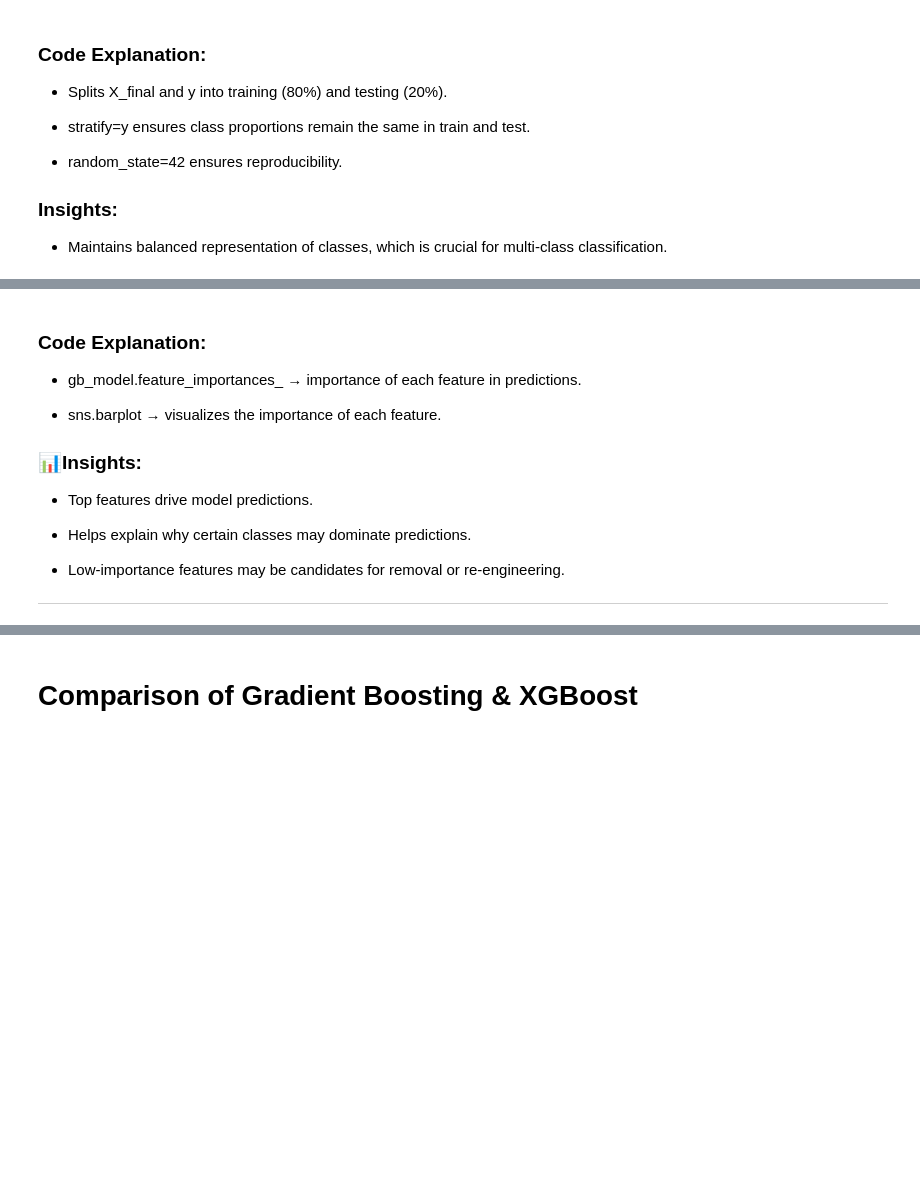
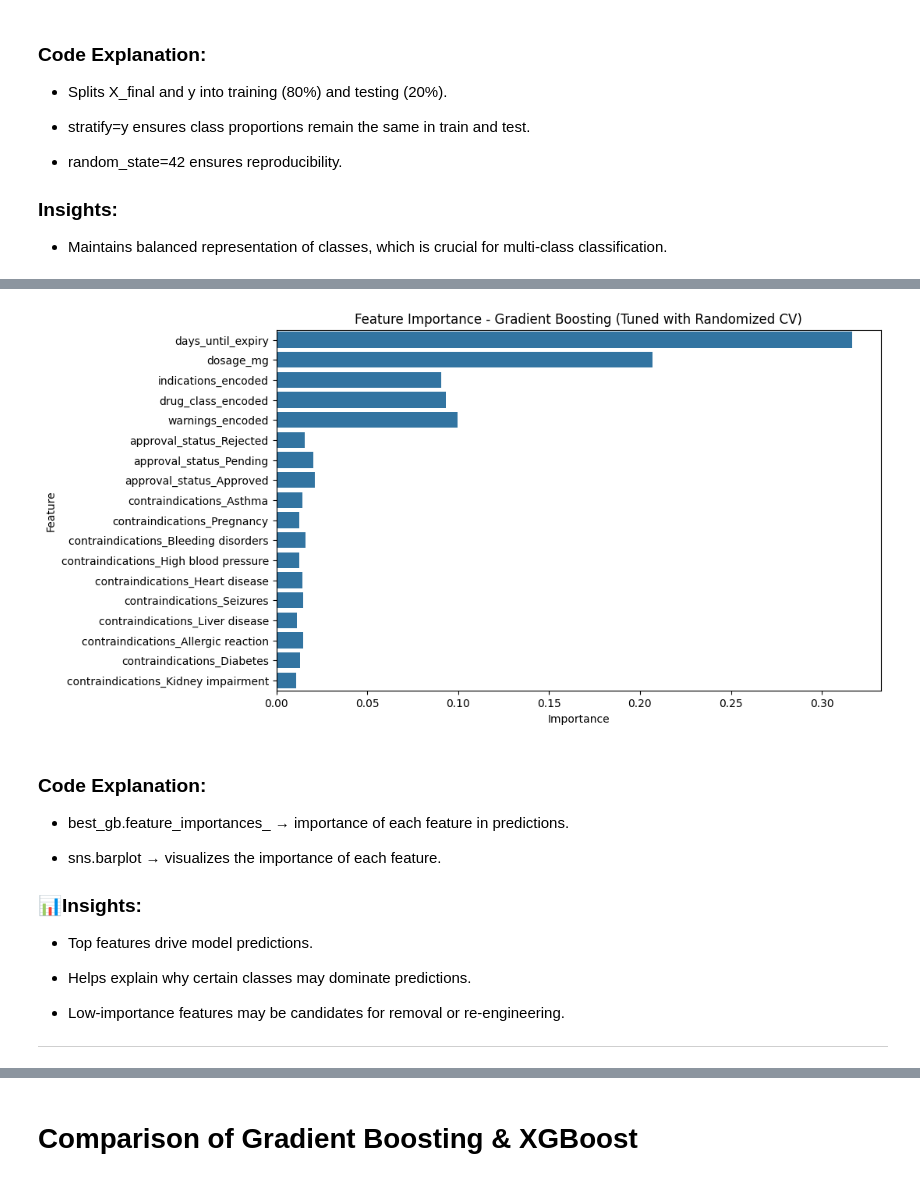
Before and after one commit to Rose1509/Drug_Labels_and_SideEffects, a Jupyter notebook: Drug Labels and Side Effects Analysis.ipynb, the cells around one changed output, grey strips where cells are left out. Cells and saved outputs as stored; diff of their text form; code cells hidden in the pictures; blank space fills up the shorter version.

```diff
--- a/Drug Labels and Side Effects Analysis.ipynb
+++ b/Drug Labels and Side Effects Analysis.ipynb
@@ -2388,7 +2461,20 @@ plt.show()
+# %%
+# ===== Feature Importance =====
+importances = best_gb.feature_importances_
+features = X_final.columns
+
+plt.figure(figsize=(10,6))
+sns.barplot(x=importances, y=features)
+plt.title("Feature Importance - Gradient Boosting (Tuned with Randomized CV)")
+plt.xlabel("Importance")
+plt.ylabel("Feature")
+plt.show()
+# %% [output]
+[figure, added]
 # %% [markdown]
 ### Code Explanation:
 
-- gb_model.feature_importances_ → importance of each feature in predictions.
+- best_gb.feature_importances_ → importance of each feature in predictions.
 
 - sns.barplot → visualizes the importance of each feature.
 
```
Also changed, not shown: parts of 90 cells of this notebook, 1 other file.
